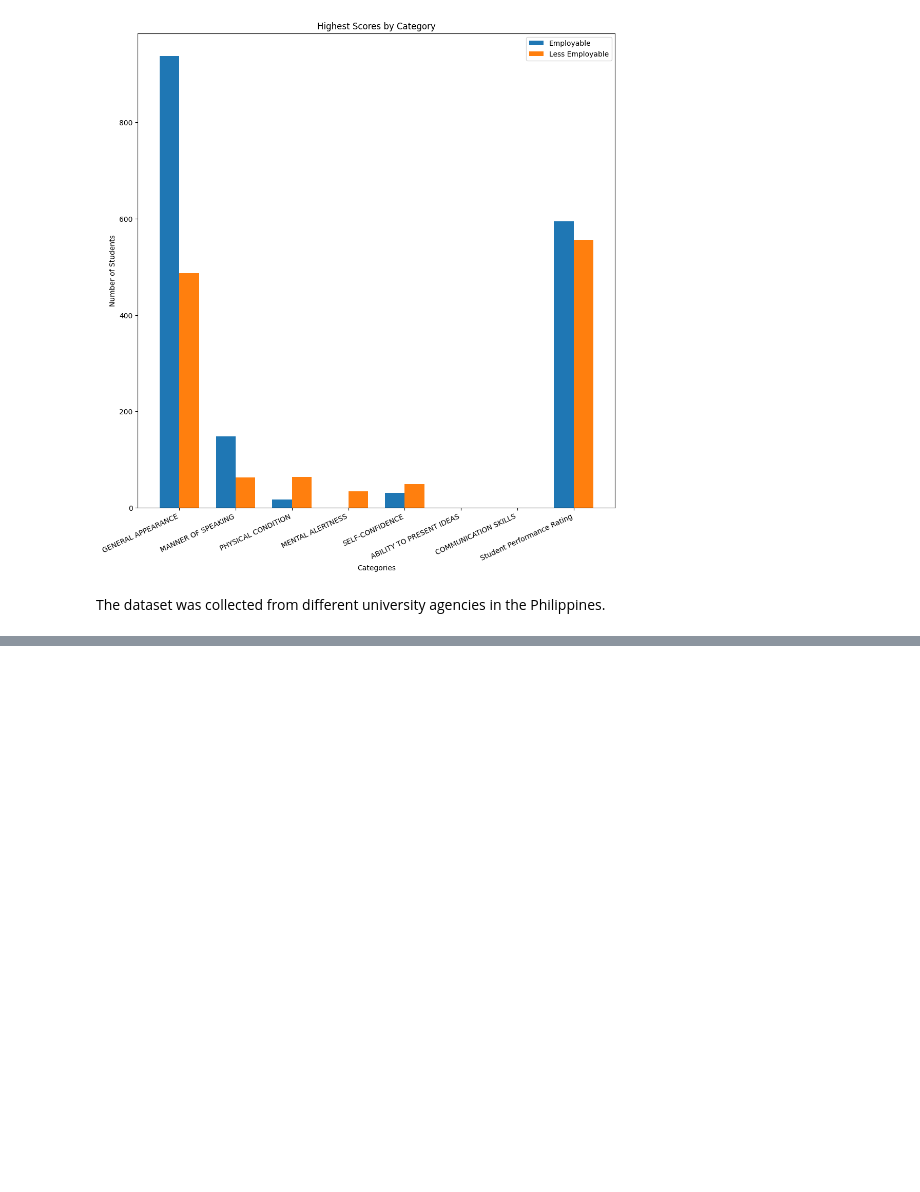
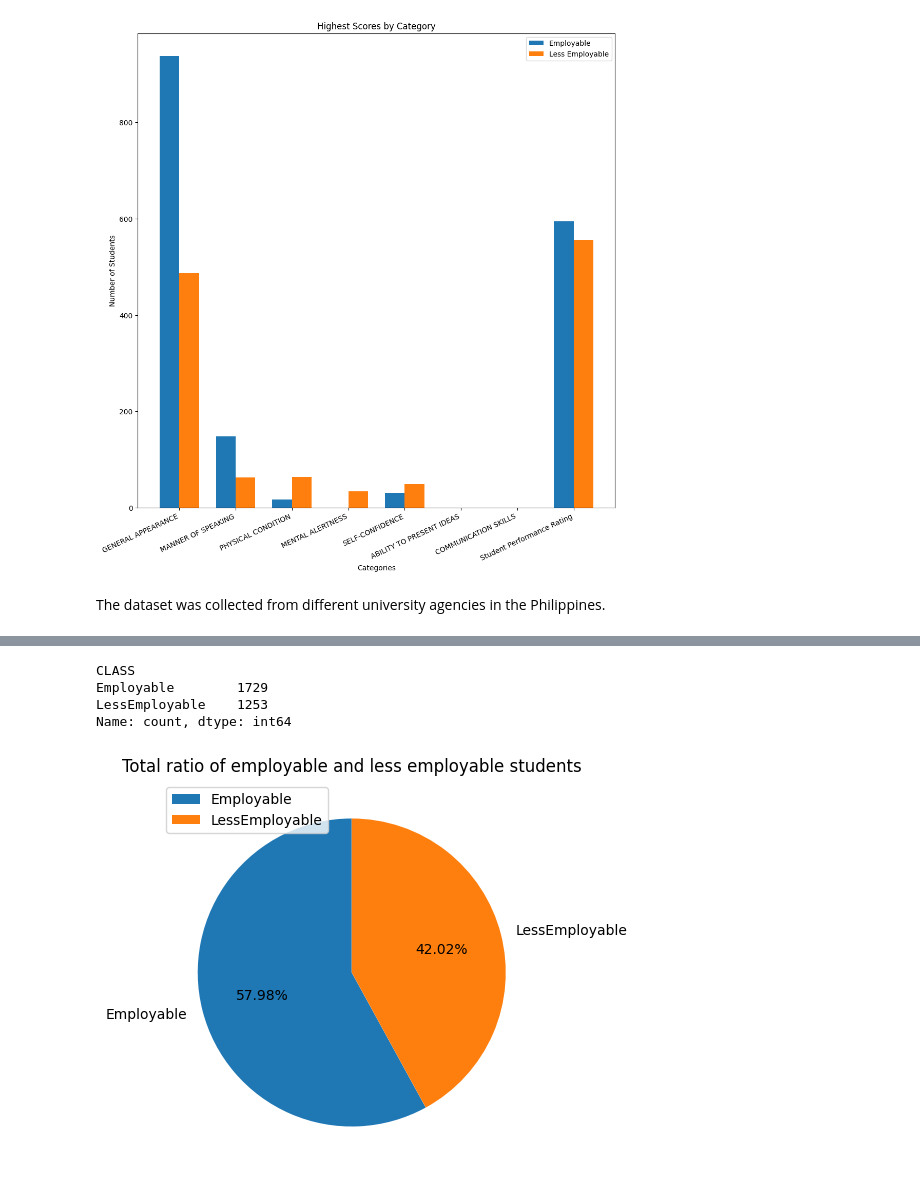
Before and after one commit to hazywho/dataScienceComp2025, a Jupyter notebook: Data/employability/processing.ipynb, the cells around one changed output, grey strips where cells are left out. Cells and saved outputs as stored; diff of their text form; code cells hidden in the pictures; blank space fills up the shorter version.

```diff
--- a/Data/employability/processing.ipynb
+++ b/Data/employability/processing.ipynb
@@ -62,0 +142,18 @@ FileNotFoundError: [Errno 2] No such file or directory: 'your_dataset.csv'
+# %%
+emp = data["CLASS"].value_counts()
+
+fig,ax = plt.subplots(figsize=(7,5))
+print(emp)
+ax.pie(emp.values,labels=emp.index,startangle=90,autopct='%1.2f%%') #0 dp
+
+plt.title("Total ratio of employable and less employable students")
+ax.legend()
+
+plt.savefig(fname="employableRatio.jpg",dpi=300)
+plt.show()
+# %% [output]
+CLASS
+Employable        1729
+LessEmployable    1253
+Name: count, dtype: int64
+[figure, added]
```
Also changed, not shown: parts of 2 cells of this notebook, 3 other files.
